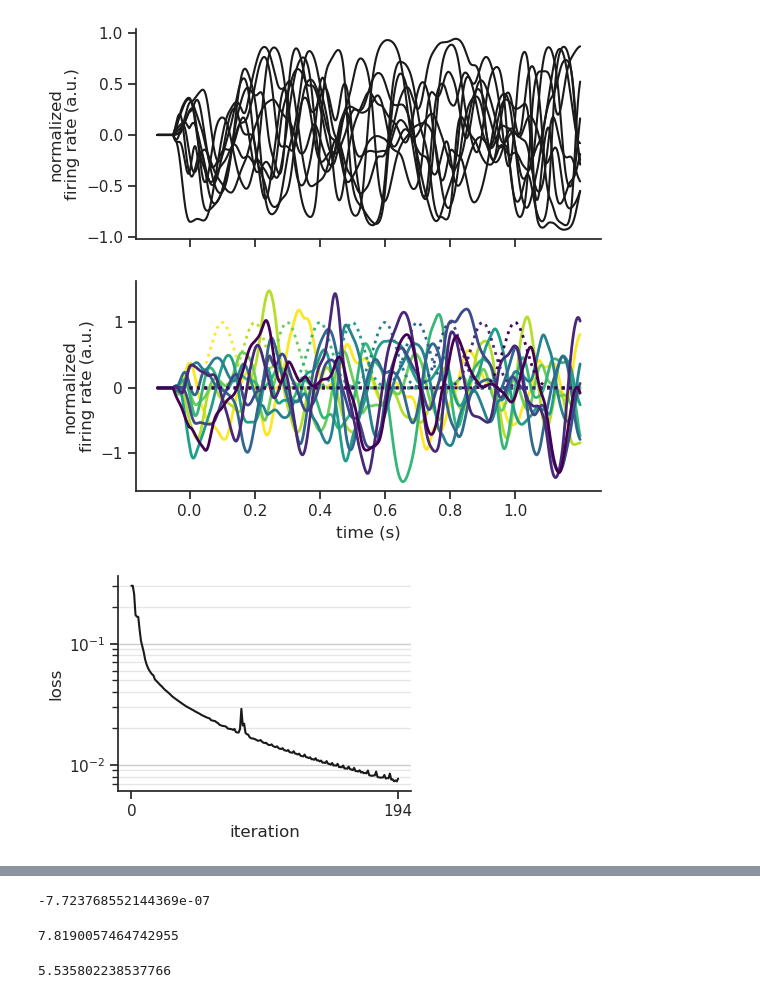
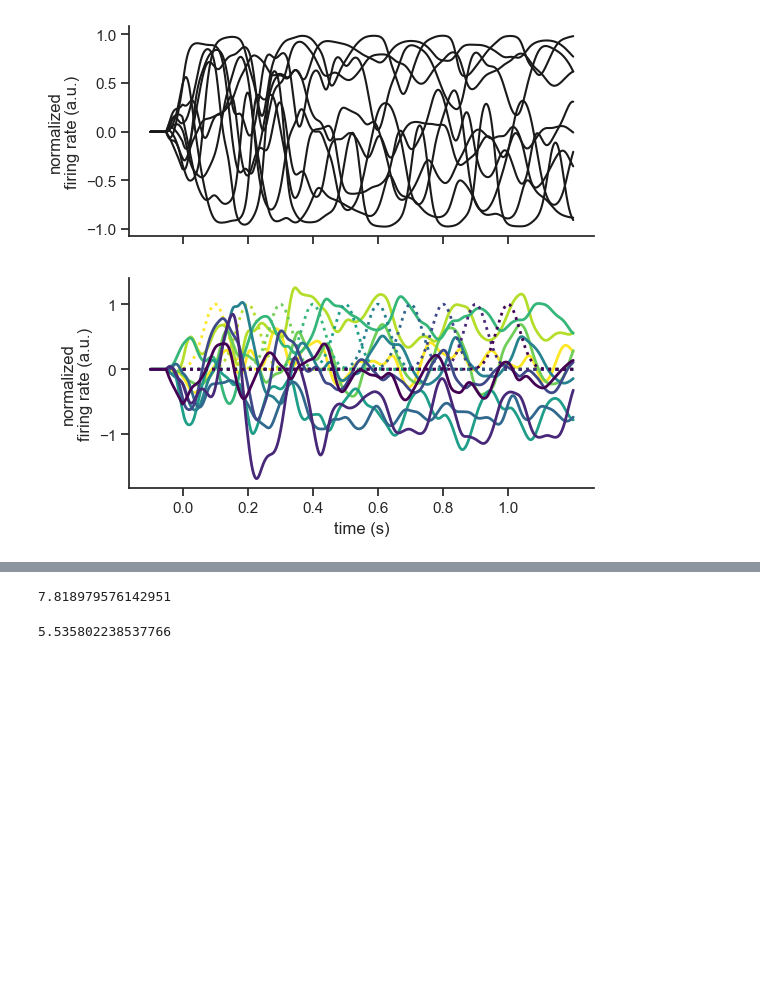
Before and after one commit to rythorpe/time_coding, a Jupyter notebook: aux_dev.ipynb, the cells around one changed output, grey strips where cells are left out. Cells and saved outputs as stored; diff of their text form; code cells hidden in the pictures; blank space fills up the shorter version.

```diff
--- a/aux_dev.ipynb
+++ b/aux_dev.ipynb
@@ -23,14 +23,14 @@ torch.random.manual_seed(93214)
 np.random.seed(35107)
 # %%
 # instantiate model, loss function, and optimizer
+include_stp = False
 n_inputs, n_hidden, n_outputs = 1, 300, 10
 model = RNN(n_inputs=n_inputs, n_hidden=n_hidden,
-            n_outputs=n_outputs, echo_state=False)
+            n_outputs=n_outputs, include_stp=include_stp)
 model.to(device)
 
 loss_fn = nn.MSELoss()
 optimizer = torch.optim.SGD(model.parameters(), lr=1e-1)
-# optimizer = torch.optim.SGD(model.parameters(), lr=1e-5)
 
 # set parameters
 # simulation parameters
@@ -88,38 +88,38 @@ hidden_sr, output_sr, stats_0 = test_and_get_stats(inputs, targets, times,
 # for iter_idx in range(max_iter_pretrain):
 #     _ = pre_train(inputs, times, model, h_0)
 
-# train model weights
-max_iter = 400
-convergence_reached = False
-loss_per_iter = list()
-for iter_idx in range(max_iter):
-    print(f"Iteration {iter_idx + 1}")
-    # loss, param_dist = train_force(inputs, targets, times, model, loss_fn,
-    #                                optimizer, h_0, r_0, u_0,
-    #                                presyn_idx=iter_idx)
-    # loss, param_dist = train_bptt_sparse(inputs, targets, times, model,
-    #                                      loss_fn, optimizer, h_0, r_0, u_0,
-    #                                      p_backprop=0.2)
-    loss = train_bptt(inputs, targets, times, model, loss_fn, optimizer,
-                      h_0, r_0, u_0)
-    loss_per_iter.append(loss)
-    if len(loss_per_iter) >= 10:
-        mean_diff = np.diff(loss_per_iter[-10:]).mean()
-        if np.abs(mean_diff) < 1e-6:
-            convergence_reached = True
-            break
+# # train model weights
+# max_iter = 500
+# convergence_reached = False
+# loss_per_iter = list()
+# for iter_idx in range(max_iter):
+#     print(f"Iteration {iter_idx + 1}")
+#     # loss, param_dist = train_force(inputs, targets, times, model, loss_fn,
+#     #                                optimizer, h_0, r_0, u_0,
+#     #                                presyn_idx=iter_idx)
+#     # loss, param_dist = train_bptt_sparse(inputs, targets, times, model,
+#     #                                      loss_fn, optimizer, h_0, r_0, u_0,
+#     #                                      p_backprop=0.2)
+#     loss = train_bptt(inputs, targets, times, model, loss_fn, optimizer,
+#                       h_0, r_0, u_0)
+#     loss_per_iter.append(loss)
+#     if len(loss_per_iter) >= 10:
+#         mean_diff = np.diff(loss_per_iter[-10:]).mean()
+#         if np.abs(mean_diff) < 1e-6:
+#             convergence_reached = True
+#             break
 
-# print(f"Trial {sample_idx} training complete!!")
-if not convergence_reached:
-    print(f"Warning: didn't converge!!!")
+# # print(f"Trial {sample_idx} training complete!!")
+# if not convergence_reached:
+#     print(f"Warning: didn't converge!!!")
 
-# plot loss across training
-fig_learning = plot_learning([stats_0['loss']] + loss_per_iter, max_iter=None)
-# plt.savefig('/home/ryan/Desktop/training_loss_force.png')
+# # plot loss across training
+# fig_learning = plot_learning([stats_0['loss']] + loss_per_iter, max_iter=None)
+# # plt.savefig('/home/ryan/Desktop/training_loss_force.png')
 
-# investigate fitted model
-# plot model output after training
-hidden_sr, output_sr, stats_1 = test_and_get_stats(inputs, targets, times,
-                                                   model, loss_fn, h_0, r_0,
-                                                   u_0, plot=True)
+# # investigate fitted model
+# # plot model output after training
+# hidden_sr, output_sr, stats_1 = test_and_get_stats(inputs, targets, times,
+#                                                    model, loss_fn, h_0, r_0,
+#                                                    u_0, plot=True)
 # %% [output]
@@ -145,2 +127 @@ Test loss: 0.007076
-[figure, old version]
+[figure, new version]
-[figure, removed]
@@ -148,11 +128,7 @@ Test loss: 0.007076
-# %%
-mean_diff
-# %% [output]
--7.723768552144369e-07
 # %%
 stats_0['dimensionality']
 # %% [output]
-7.8190057464742955
+7.818979576142951
 # %%
 stats_1['dimensionality']
 # %% [output]
```
Also changed, not shown: parts of 4 cells of this notebook, 2 other files.
